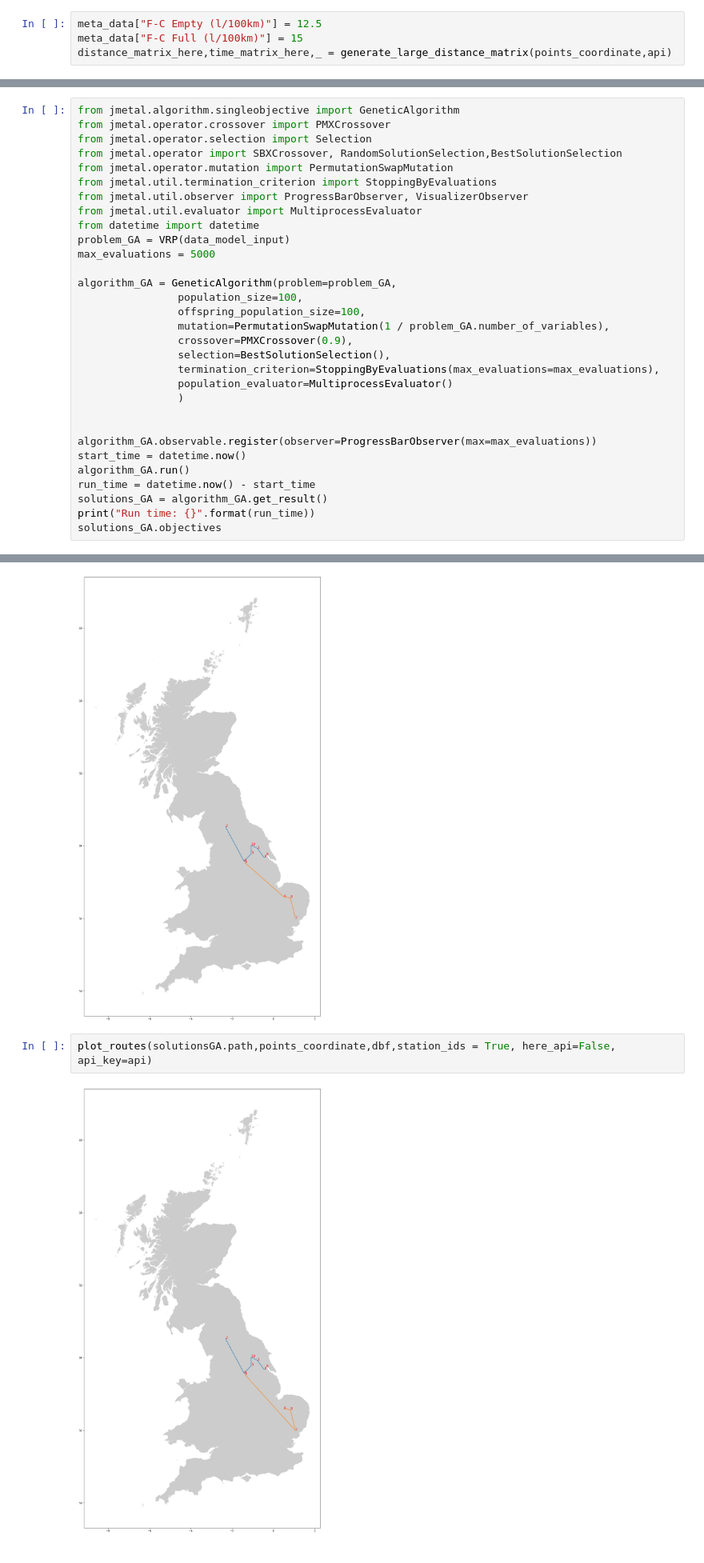
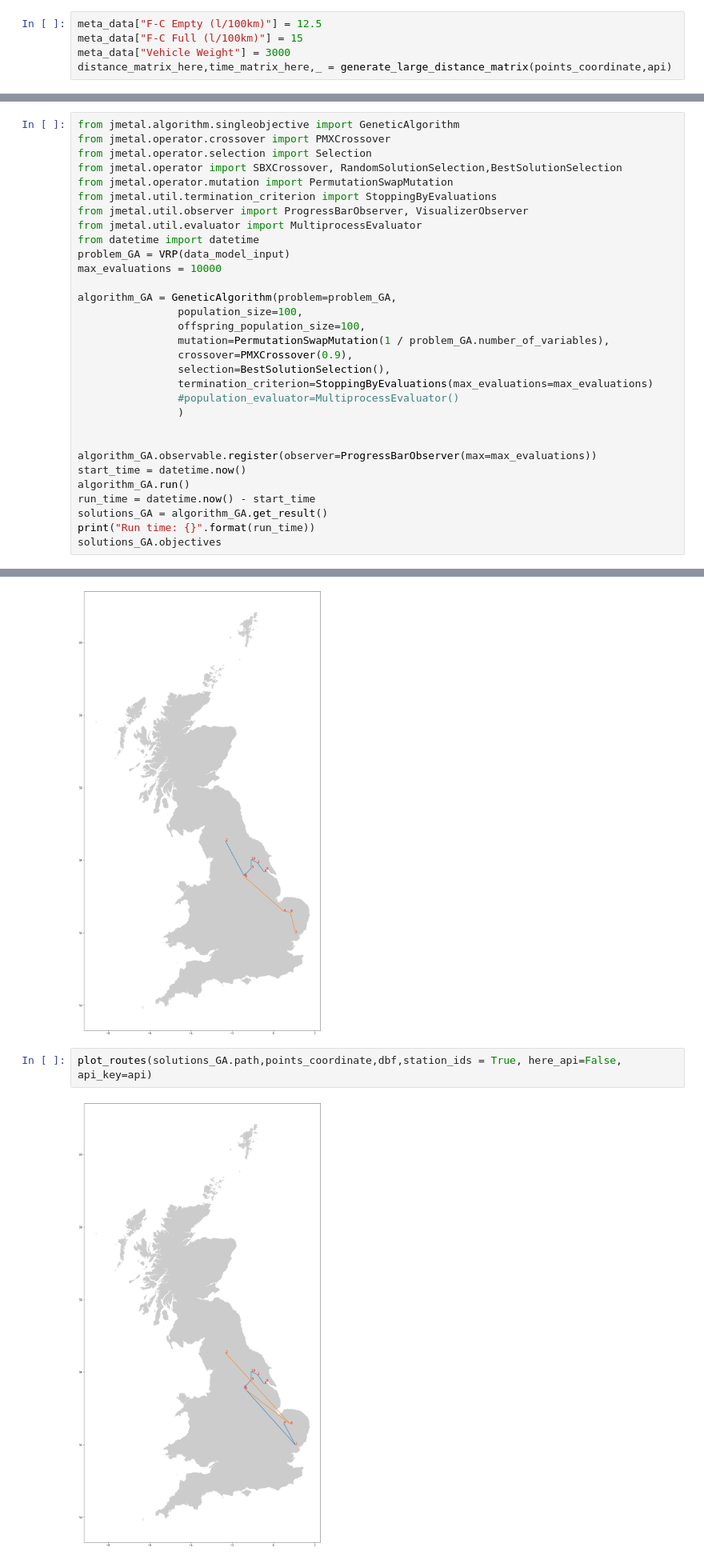
Before and after one commit to kallekj/Explorer, a Jupyter notebook: src/JmetalPy.ipynb, the cells around one changed output, grey strips where cells are left out. Shown at 80% size. Drawn from its saved outputs; the diff is of its cells as text.

```diff
--- a/src/JmetalPy.ipynb
+++ b/src/JmetalPy.ipynb
@@ -45,6 +46,7 @@ distance_data
 # %%
 meta_data["F-C Empty (l/100km)"] = 12.5
 meta_data["F-C Full (l/100km)"] = 15
+meta_data["Vehicle Weight"] = 3000
 distance_matrix_here,time_matrix_here,_ = generate_large_distance_matrix(points_coordinate,api)
 # %%
 distance_matrix_here
@@ -440,7 +441,7 @@ from jmetal.util.observer import ProgressBarObserver, VisualizerObserver
 from jmetal.util.evaluator import MultiprocessEvaluator
 from datetime import datetime
 problem_GA = VRP(data_model_input)
-max_evaluations = 5000
+max_evaluations = 10000
 
 algorithm_GA = GeneticAlgorithm(problem=problem_GA,
                 population_size=100,
@@ -448,8 +449,8 @@ algorithm_GA = GeneticAlgorithm(problem=problem_GA,
                 mutation=PermutationSwapMutation(1 / problem_GA.number_of_variables),
                 crossover=PMXCrossover(0.9),
                 selection=BestSolutionSelection(),
-                termination_criterion=StoppingByEvaluations(max_evaluations=max_evaluations),
-                population_evaluator=MultiprocessEvaluator()
+                termination_criterion=StoppingByEvaluations(max_evaluations=max_evaluations)
+                #population_evaluator=MultiprocessEvaluator()
                 )
 
 
@@ -517,9 +520,9 @@ plot_routes(solutions_NSGAIII[0].path,points_coordinate,dbf,station_ids = True,
 # %% [output]
 [figure]
 # %%
-plot_routes(solutionsGA.path,points_coordinate,dbf,station_ids = True, here_api=False, api_key=api)
+plot_routes(solutions_GA.path,points_coordinate,dbf,station_ids = True, here_api=False, api_key=api)
 # %% [output]
-[figure, old version]
+[figure, new version]
 # %%
 vehicle_routes = []
 vehicle_stops = []
```
Also changed, not shown: parts of 7 cells of this notebook, 1 other file.
